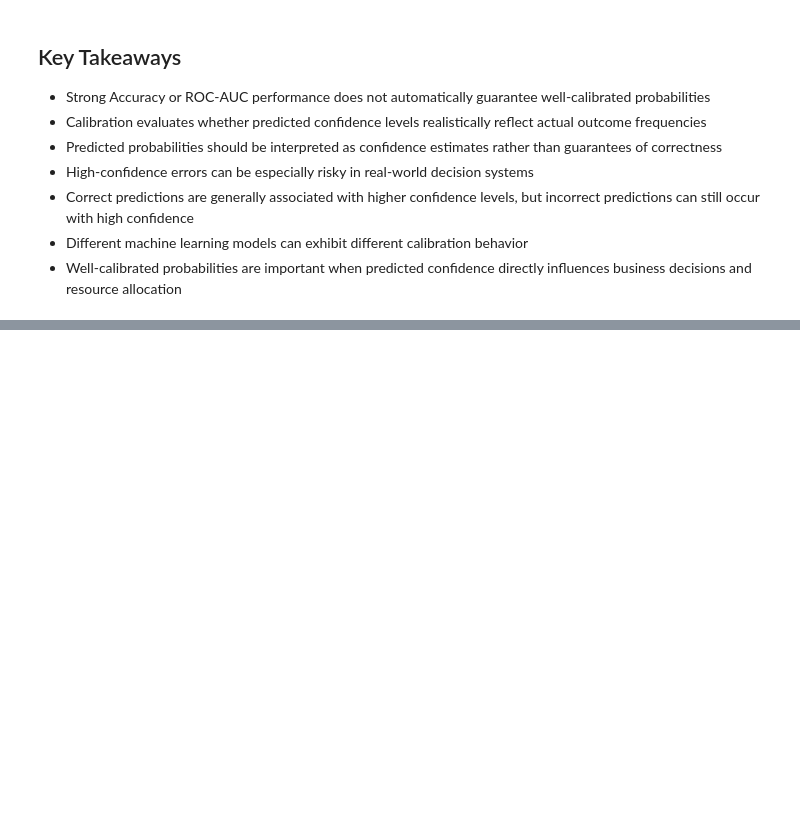
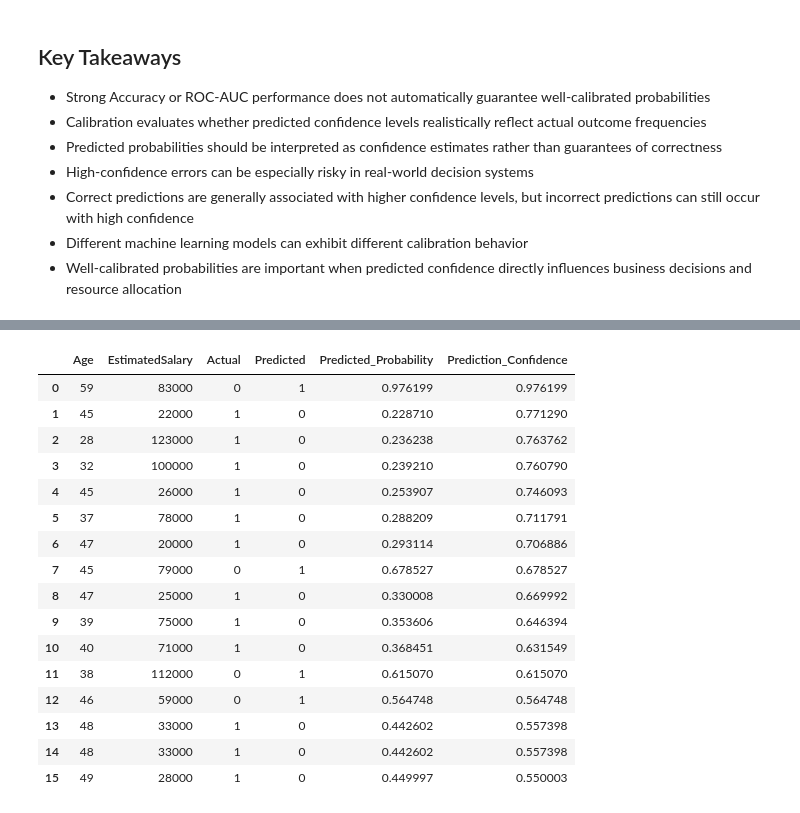
Before and after one commit to AmishaTiwari/ml-model-playbook, a Jupyter notebook: evaluation_metrics/evaluation_metrics.ipynb, the cells around one changed output, grey strips where cells are left out. Drawn from its saved outputs; the diff is of its cells as text; code cells hidden in the pictures; blank space fills up the shorter version.

Commit message:
Add error analysis and misclassification interpretation

```diff
--- a/evaluation_metrics/evaluation_metrics.ipynb
+++ b/evaluation_metrics/evaluation_metrics.ipynb
@@ -838,0 +908,21 @@ Well-calibrated probabilities help organizations make more reliable and interpre
+# %%
+# Create dataframe for error analysis
+error_analysis_df = X_test.copy()
+
+error_analysis_df["Actual"] = y_test.values
+error_analysis_df["Predicted"] = y_pred
+error_analysis_df["Predicted_Probability"] = y_prob
+
+# Extract misclassified samples
+misclassified_df = error_analysis_df[
+    error_analysis_df["Actual"] != error_analysis_df["Predicted"]
+].copy()
+
+display(
+    misclassified_df
+    .sort_values(
+        by="Predicted_Probability",
+        ascending=False
+    )
+    .reset_index(drop=True)
+)
@@ -838,0 +967,42 @@ Well-calibrated probabilities help organizations make more reliable and interpre
+# %%
+# Compute prediction confidence
+misclassified_df["Prediction_Confidence"] = np.maximum(
+    misclassified_df["Predicted_Probability"],
+    1 - misclassified_df["Predicted_Probability"]
+)
+
+display(
+    misclassified_df[
+        [
+            "Age",
+            "EstimatedSalary",
+            "Actual",
+            "Predicted",
+            "Predicted_Probability",
+            "Prediction_Confidence"
+        ]
+    ]
+    .sort_values(
+        by="Prediction_Confidence",
+        ascending=False
+    )
+    .reset_index(drop=True)
+)
+# %% [output]
+|  | Age | EstimatedSalary | Actual | Predicted | Predicted_Probability | Prediction_Confidence |
+| 0 | 59 | 83000 | 0 | 1 | 0.976199 | 0.976199 |
+| 1 | 45 | 22000 | 1 | 0 | 0.228710 | 0.771290 |
+| 2 | 28 | 123000 | 1 | 0 | 0.236238 | 0.763762 |
+| 3 | 32 | 100000 | 1 | 0 | 0.239210 | 0.760790 |
+| 4 | 45 | 26000 | 1 | 0 | 0.253907 | 0.746093 |
+| 5 | 37 | 78000 | 1 | 0 | 0.288209 | 0.711791 |
+| 6 | 47 | 20000 | 1 | 0 | 0.293114 | 0.706886 |
+| 7 | 45 | 79000 | 0 | 1 | 0.678527 | 0.678527 |
+| 8 | 47 | 25000 | 1 | 0 | 0.330008 | 0.669992 |
+| 9 | 39 | 75000 | 1 | 0 | 0.353606 | 0.646394 |
+| 10 | 40 | 71000 | 1 | 0 | 0.368451 | 0.631549 |
+| 11 | 38 | 112000 | 0 | 1 | 0.615070 | 0.615070 |
+| 12 | 46 | 59000 | 0 | 1 | 0.564748 | 0.564748 |
+| 13 | 48 | 33000 | 1 | 0 | 0.442602 | 0.557398 |
+| 14 | 48 | 33000 | 1 | 0 | 0.442602 | 0.557398 |
+| 15 | 49 | 28000 | 1 | 0 | 0.449997 | 0.550003 |
```
Also changed, not shown: parts of 13 cells of this notebook.
